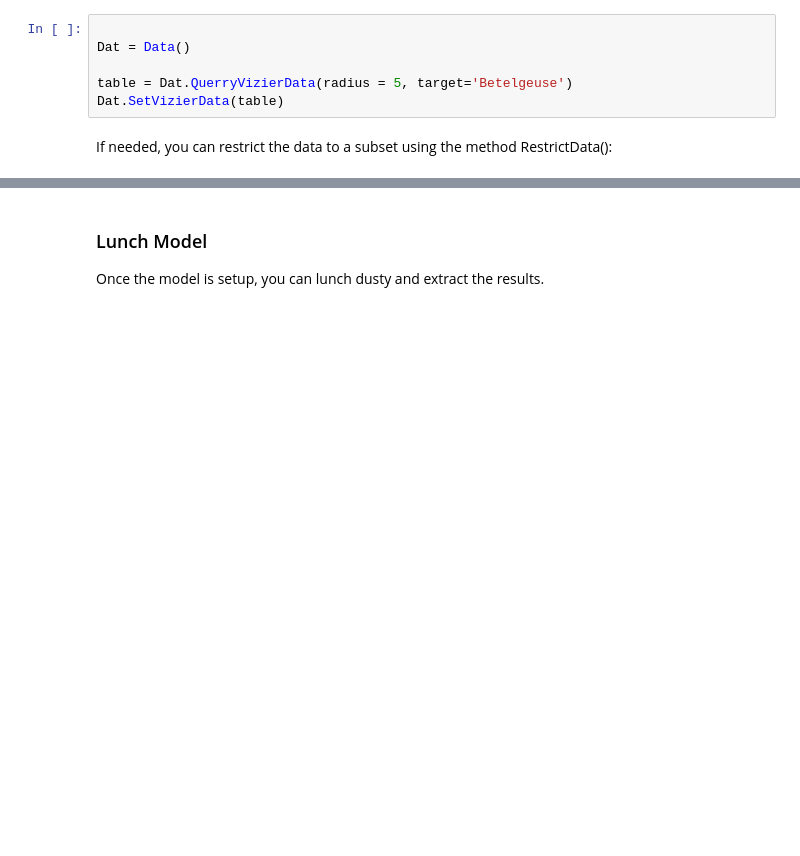
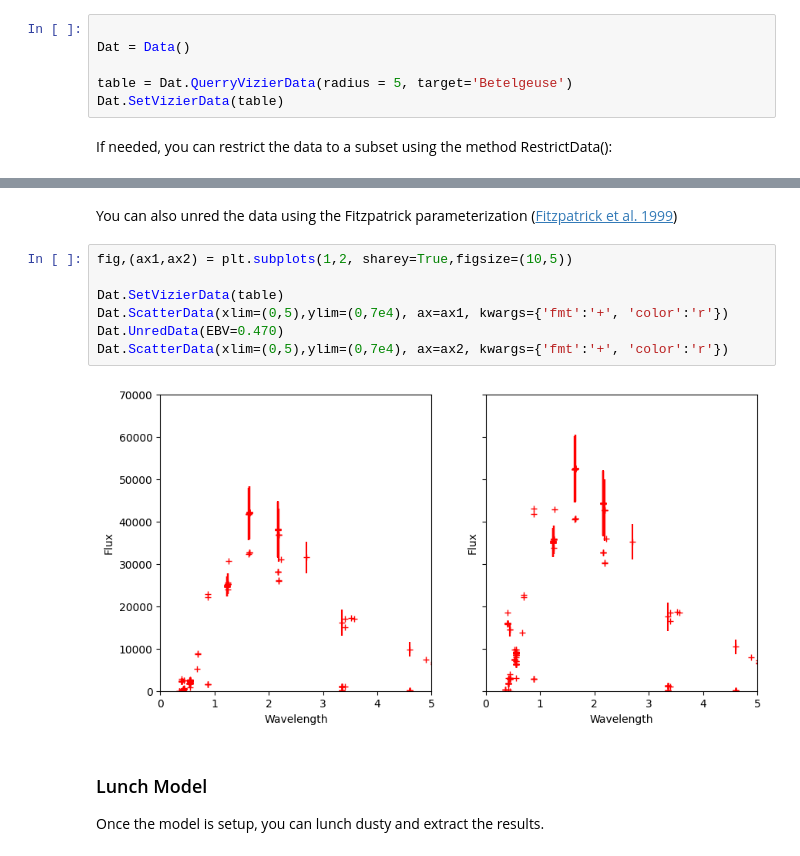
Before and after one commit to gtomass/DustyPY, a Jupyter notebook: jupyter/exemple.ipynb, the cells around one changed output, grey strips where cells are left out. Saved outputs shown, nothing was run; the diff lists cells and outputs as text; blank space fills up the shorter version.

```diff
--- a/jupyter/exemple.ipynb
+++ b/jupyter/exemple.ipynb
@@ -73,3 +75,14 @@ Dat.ScatterData(xlim=(0,5),ylim=(0,5e4), ax=ax2, kwargs={'fmt':'+', 'color':'r'}
+# %% [markdown]
+You can also unred the data using the Fitzpatrick parameterization ([Fitzpatrick et al. 1999](https://ui.adsabs.harvard.edu/abs/1999PASP..111...63F))
+# %%
+fig,(ax1,ax2) = plt.subplots(1,2, sharey=True,figsize=(10,5))
+
+Dat.SetVizierData(table)
+Dat.ScatterData(xlim=(0,5),ylim=(0,7e4), ax=ax1, kwargs={'fmt':'+', 'color':'r'})
+Dat.UnredData(EBV=0.470)
+Dat.ScatterData(xlim=(0,5),ylim=(0,7e4), ax=ax2, kwargs={'fmt':'+', 'color':'r'})
+# %% [output]
+[figure, added]
 # %% [markdown]
 ### Lunch Model
 
```
Also changed, not shown: parts of 7 cells of this notebook, 15 other files.
